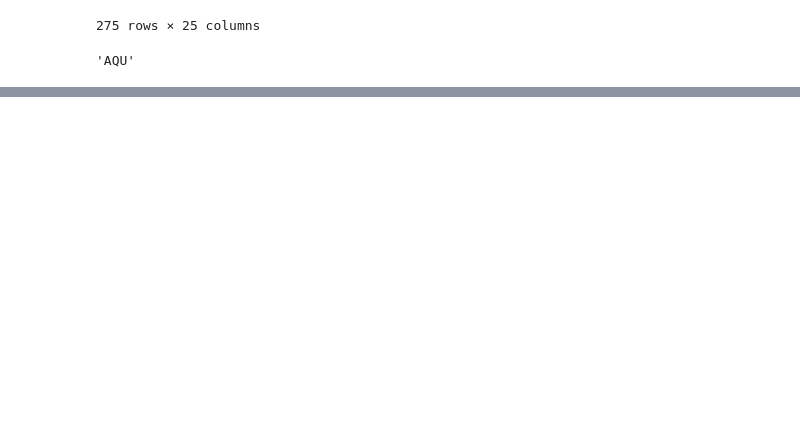
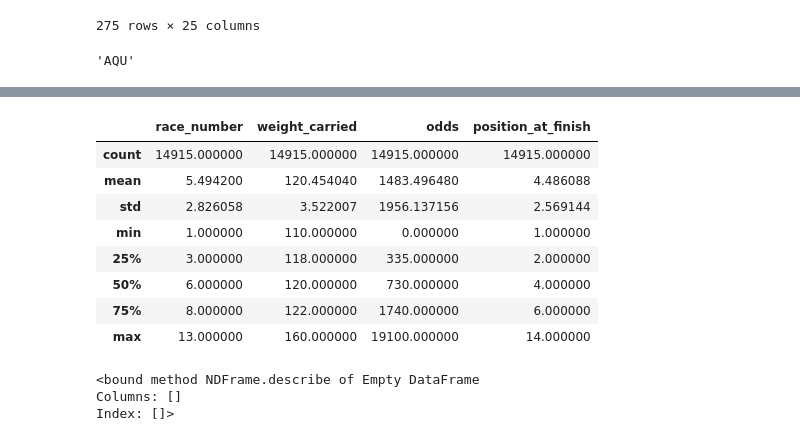
Before and after one commit to santiagoras/big-data-derby-kaggle, a Jupyter notebook: notebooks/sainth/eda.ipynb, the cells around one changed output, grey strips where cells are left out. Cells and saved outputs as stored; diff of their text form; code cells hidden in the pictures; blank space fills up the shorter version.

```diff
--- a/notebooks/sainth/eda.ipynb
+++ b/notebooks/sainth/eda.ipynb
@@ -345,0 +355,3 @@ manuel_performance
+# %%
+start_table_data= pd.read_csv(DATA_DIR / 'nyra_start_table.csv', names=['track_id','race_date','race_number','program_number','weight_carried','jockey','odds','position_at_finish'])
+start_table_data.iloc[0]
@@ -345,0 +371,18 @@ manuel_performance
+# %%
+start_table_data.describe()
+# %% [output]
+|  | race_number | weight_carried | odds | position_at_finish |
+| count | 14915.000000 | 14915.000000 | 14915.000000 | 14915.000000 |
+| mean | 5.494200 | 120.454040 | 1483.496480 | 4.486088 |
+| std | 2.826058 | 3.522007 | 1956.137156 | 2.569144 |
+| min | 1.000000 | 110.000000 | 0.000000 | 1.000000 |
+| 25% | 3.000000 | 118.000000 | 335.000000 | 2.000000 |
+| 50% | 6.000000 | 120.000000 | 730.000000 | 4.000000 |
+| 75% | 8.000000 | 122.000000 | 1740.000000 | 6.000000 |
+| max | 13.000000 | 160.000000 | 19100.000000 | 14.000000 |
+# %%
+train_df.describe
+# %% [output]
+<bound method NDFrame.describe of Empty DataFrame
+Columns: []
+Index: []>
```
Also changed, not shown: parts of 5 cells of this notebook.
